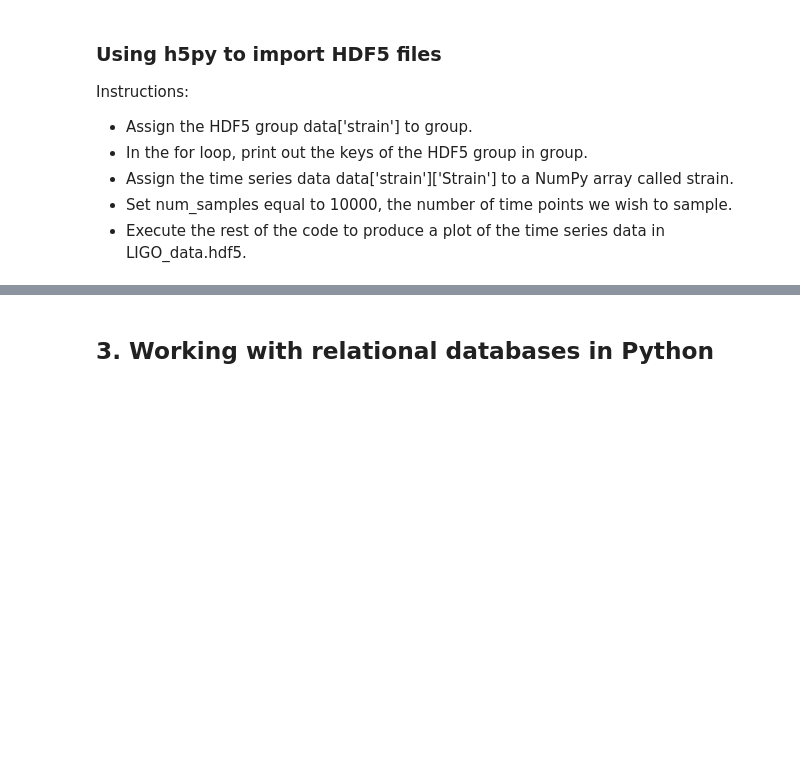
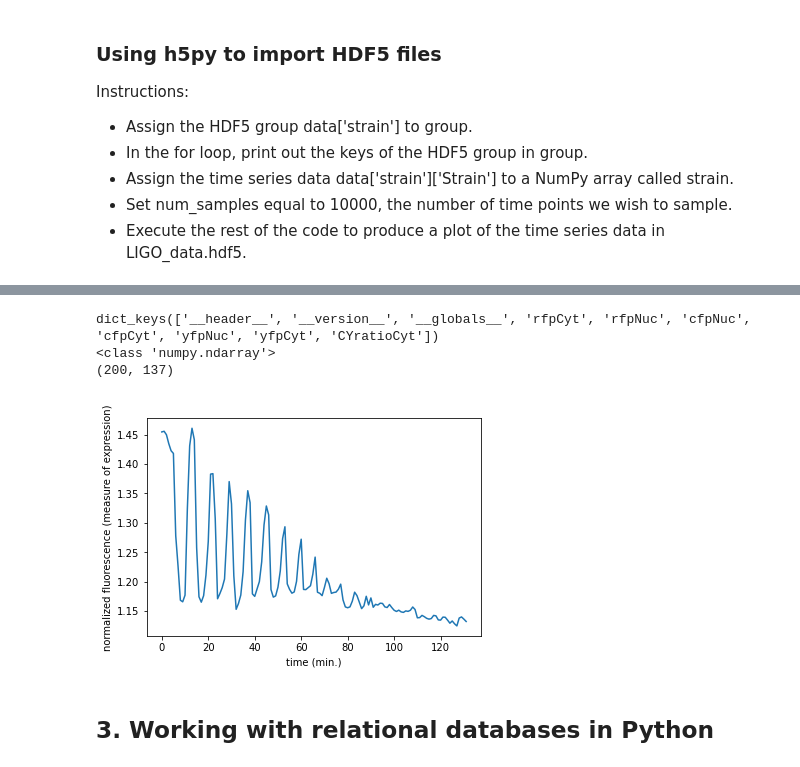
Before and after one commit to pedrogrigorio/DataCamp-Python-Data-Science-Track, a Jupyter notebook: 11-Introduction_to_Importing_Data_in_Python/notebook.ipynb, the cells around one changed output, grey strips where cells are left out. Cells and saved outputs as stored; diff of their text form; code cells hidden in the pictures; blank space fills up the shorter version.

```diff
--- a/11-Introduction_to_Importing_Data_in_Python/notebook.ipynb
+++ b/11-Introduction_to_Importing_Data_in_Python/notebook.ipynb
@@ -472,0 +482,9 @@ plt.show()
+# %%
+# Import package
+import scipy.io
+
+# Load MATLAB file: mat
+mat = scipy.io.loadmat('datasets/ja_data2.mat')
+
+# Print the datatype type of mat
+print(type(mat))
@@ -473,2 +502,24 @@ plt.show()
+# %%
+# Print the keys of the MATLAB dictionary
+print(mat.keys())
+
+# Print the type of the value corresponding to the key 'CYratioCyt'
+print(type(mat['CYratioCyt']))
+
+# Print the shape of the value corresponding to the key 'CYratioCyt'
+print(np.shape(mat['CYratioCyt']))
+
+# Subset the array and plot it
+data = mat['CYratioCyt'][25, 5:]
+fig = plt.figure()
+plt.plot(data)
+plt.xlabel('time (min.)')
+plt.ylabel('normalized fluorescence (measure of expression)')
+plt.show()
+# %% [output]
+dict_keys(['__header__', '__version__', '__globals__', 'rfpCyt', 'rfpNuc', 'cfpNuc', 'cfpCyt', 'yfpNuc', 'yfpCyt', 'CYratioCyt'])
+<class 'numpy.ndarray'>
+(200, 137)
+[figure, added]
 # %% [markdown]
 ## 3. Working with relational databases in Python
```
Also changed, not shown: parts of 4 cells of this notebook.
